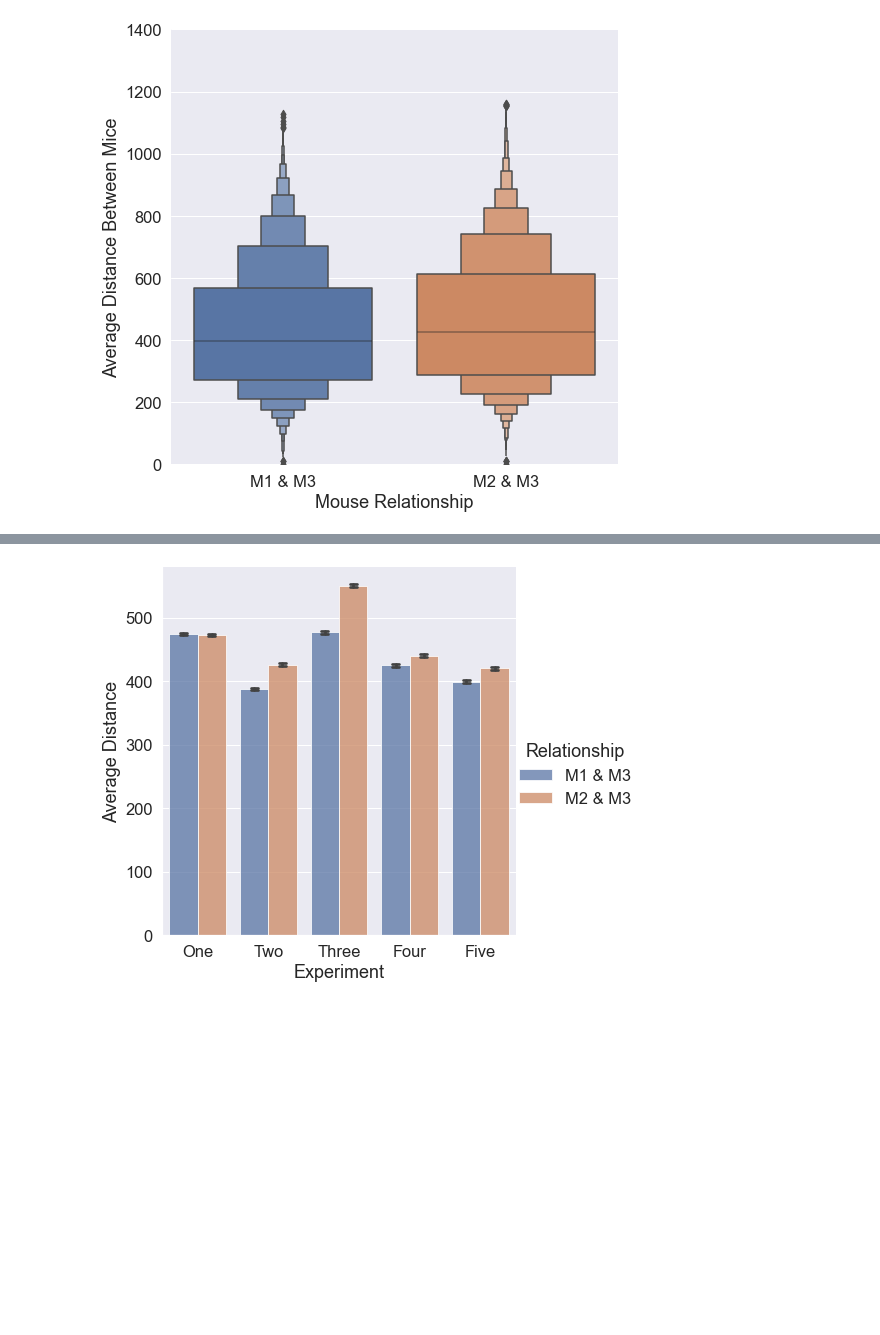
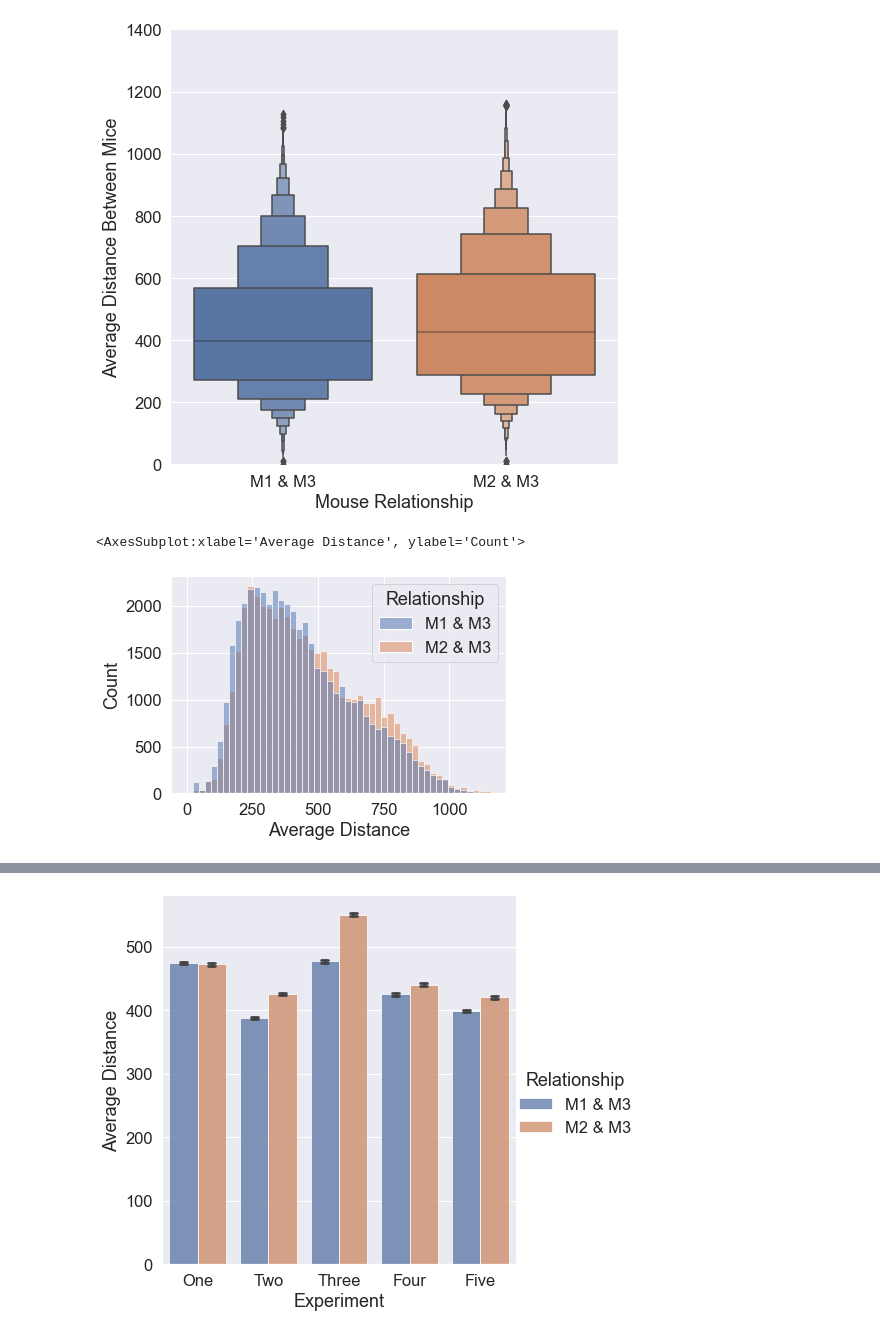
Before and after one commit to Frost-Lab-Utah/DLC, a Jupyter notebook: DLC_WT_social_trial.ipynb, the cells around one changed output, grey strips where cells are left out. Cells and saved outputs as stored; diff of their text form; code cells hidden in the pictures; blank space fills up the shorter version.

```diff
--- a/DLC_WT_social_trial.ipynb
+++ b/DLC_WT_social_trial.ipynb
@@ -720,3 +718,8 @@ sns.despine(left=True, bottom=True)
 #plt.savefig(f'dlc_example_boxenplot.png', dpi=900, bbox_inches='tight')
 # %% [output]
 [figure]
+# %%
+sns.histplot(data=epoch3_melt_df.loc[45257:], x="Average Distance", bins=50, hue="Relationship")
+# %% [output]
+<AxesSubplot:xlabel='Average Distance', ylabel='Count'>
+[figure, added]
```
Also changed, not shown: parts of 19 cells of this notebook.
